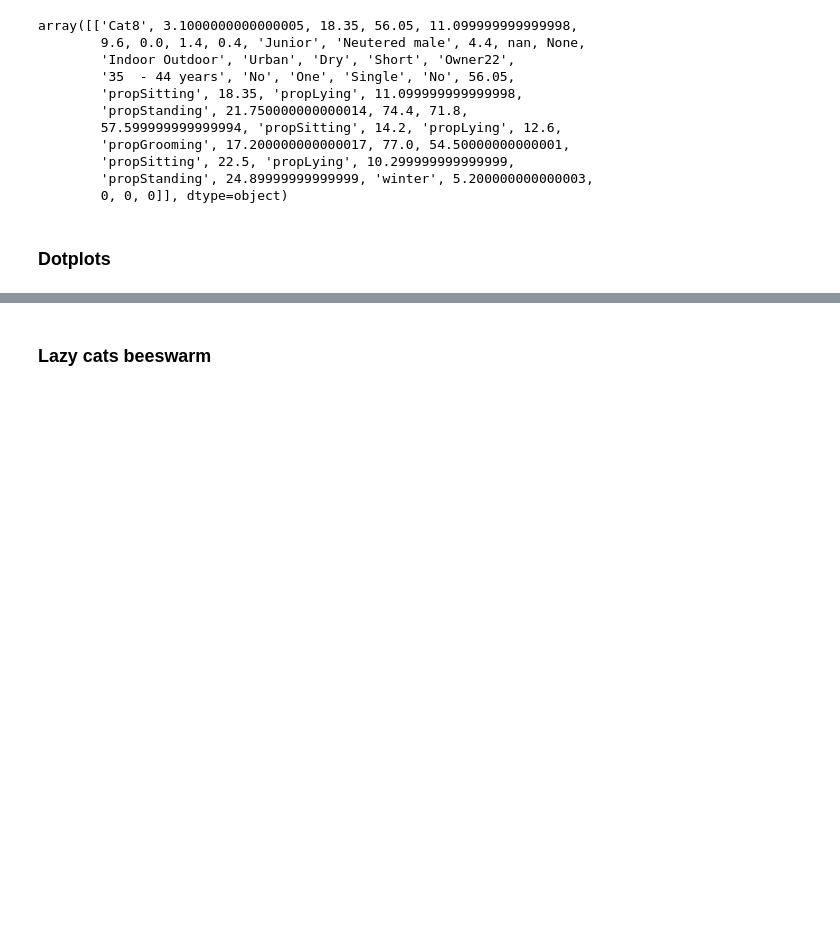
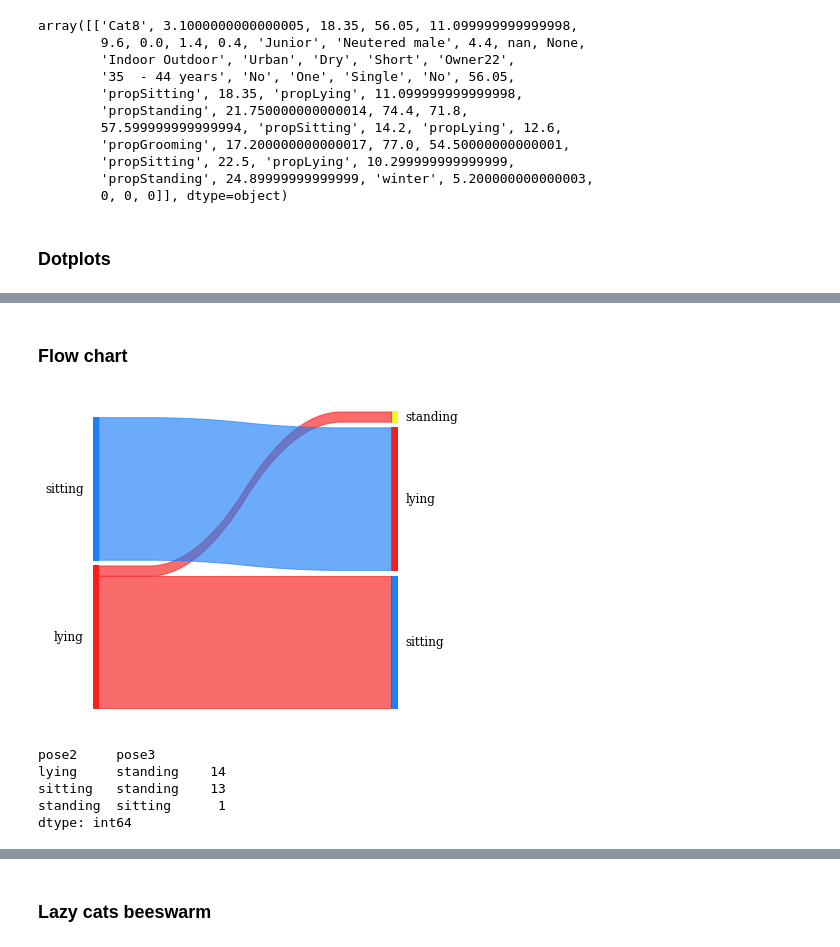
Before and after one commit to Lisa-Ho/d3-playground, a Jupyter notebook: src/components/lazy-cats/analysis/lazy-cats.ipynb, the cells around one changed output, grey strips where cells are left out. Cells and saved outputs as stored; diff of their text form; code cells hidden in the pictures; blank space fills up the shorter version.

```diff
--- a/src/components/lazy-cats/analysis/lazy-cats.ipynb
+++ b/src/components/lazy-cats/analysis/lazy-cats.ipynb
@@ -293,0 +379,24 @@ array([['Cat8', 3.1000000000000005, 18.35, 56.05, 11.099999999999998,
+# %% [markdown]
+### Flow chart
+# %%
+from pySankey.sankey import sankey
+
+colors = {
+    "lying": "#f71b1b",
+    "sitting": "#1b7ef7",
+    "standing": "#f3f71b",
+    "grooming": "#12e23f",
+    "eating": "#f78c1b"
+}
+
+sankey(df["pose1"], df["pose2"], aspect=20, colorDict=colors, fontsize=12)
+# %% [output]
+[figure, added]
+# %%
+df[["pose2","pose3"]].value_counts()
+# %% [output]
+pose2     pose3
+lying     standing    14
+sitting   standing    13
+standing  sitting      1
+dtype: int64
```
Also changed, not shown: parts of 17 cells of this notebook, 2 other files.
